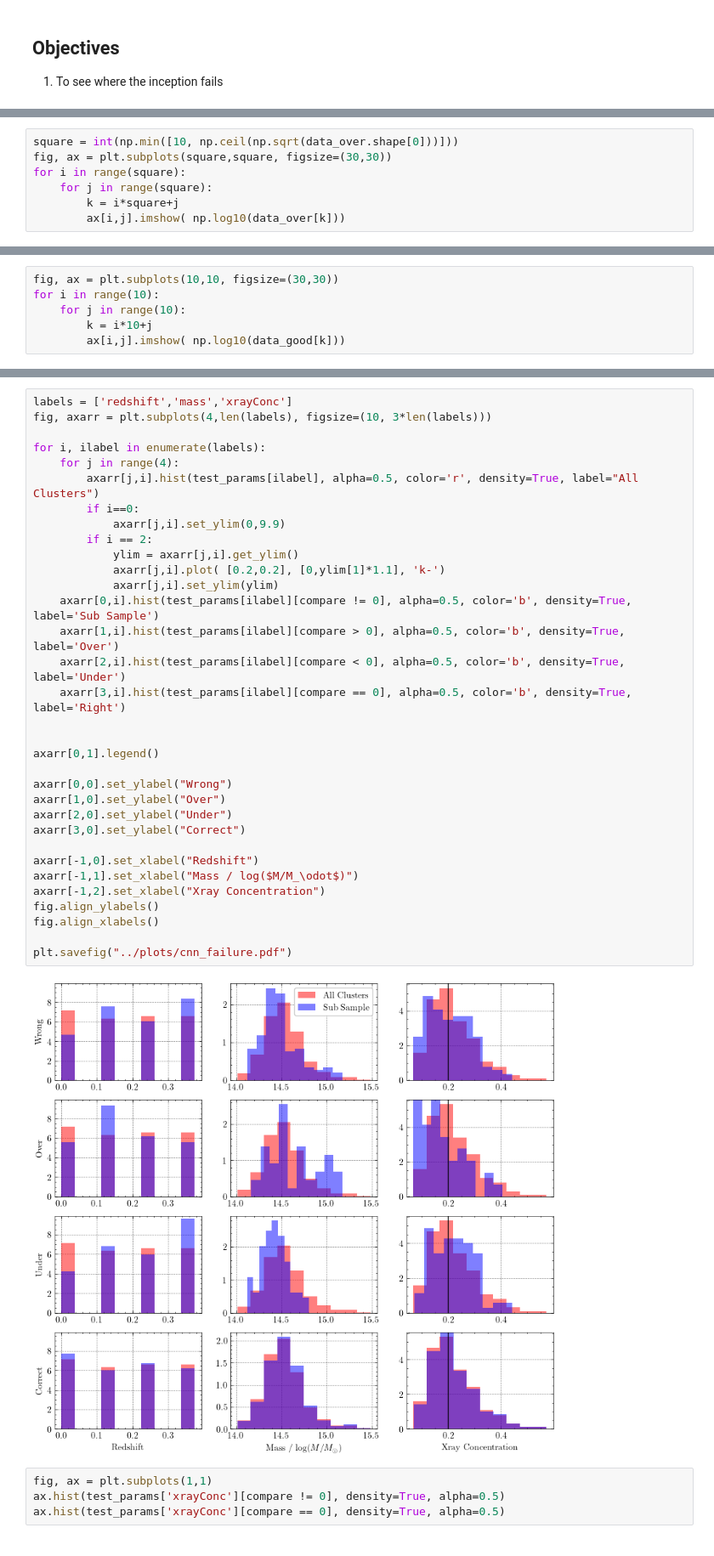
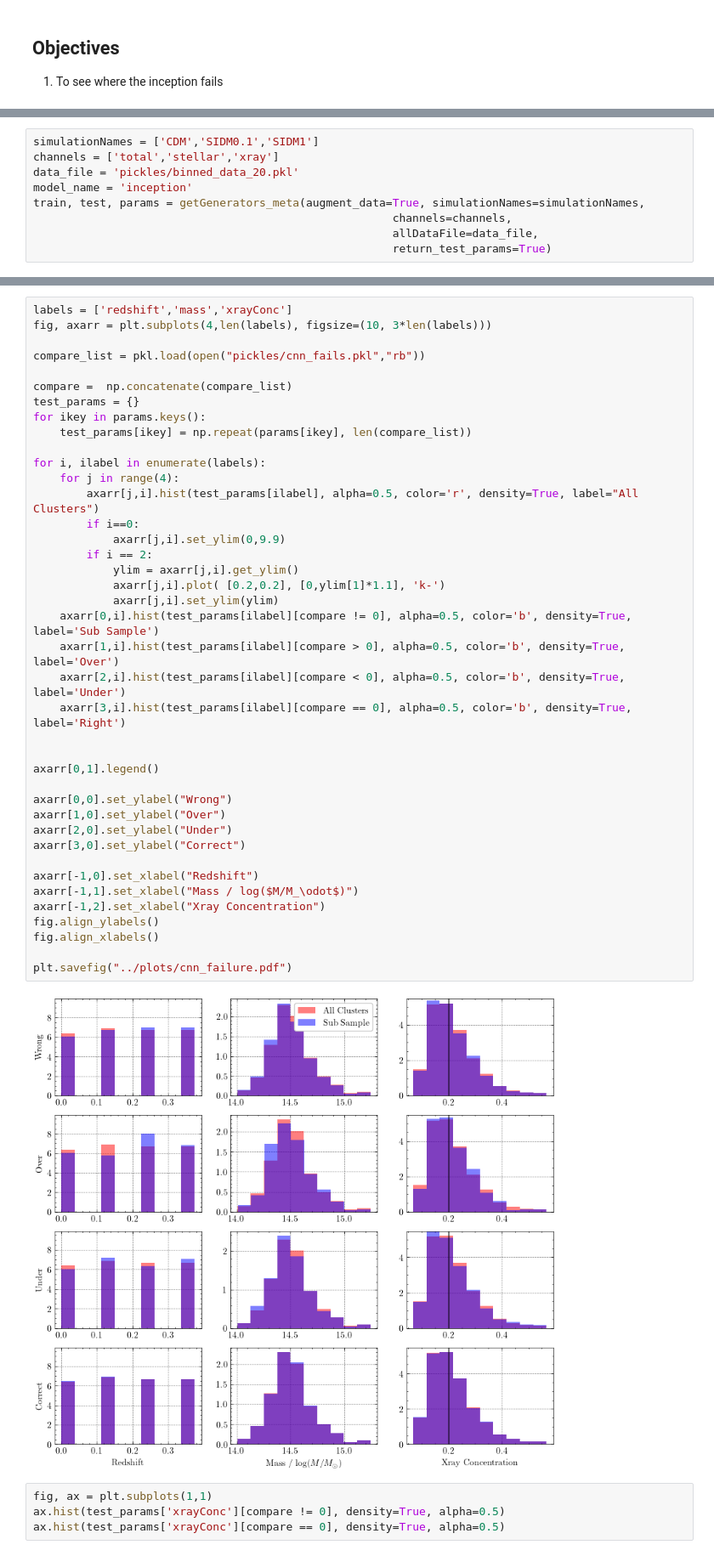
Before and after one commit to davidharvey1986/darkCNN, a Jupyter notebook: notebooks/where_inception_fails.ipynb, the cells around one changed output, grey strips where cells are left out. Shown at 85% size. Cells and saved outputs as stored; diff of their text form.

```diff
--- a/notebooks/where_inception_fails.ipynb
+++ b/notebooks/where_inception_fails.ipynb
@@ -46,7 +26,0 @@ square
-# %%
-square = int(np.min([10, np.ceil(np.sqrt(data_over.shape[0]))]))
-fig, ax = plt.subplots(square,square, figsize=(30,30))
-for i in range(square):
-    for j in range(square):
-        k = i*square+j
-        ax[i,j].imshow( np.log10(data_over[k]))
@@ -56,6 +26,0 @@ IndexError: index 43 is out of bounds for axis 0 with size 43
-# %%
-fig, ax = plt.subplots(10,10, figsize=(30,30))
-for i in range(10):
-    for j in range(10):
-        k = i*10+j
-        ax[i,j].imshow( np.log10(data_good[k]))
@@ -69,0 +27,9 @@ array([0.])
+# %%
+simulationNames = ['CDM','SIDM0.1','SIDM1']
+channels = ['total','stellar','xray']
+data_file = 'pickles/binned_data_20.pkl'
+model_name = 'inception'
+train, test, params = getGenerators_meta(augment_data=True, simulationNames=simulationNames,
+                                                      channels=channels,
+                                                      allDataFile=data_file,
+                                                      return_test_params=True)
@@ -70,38 +57,45 @@ array([0.])
 # %%
 labels = ['redshift','mass','xrayConc']
 fig, axarr = plt.subplots(4,len(labels), figsize=(10, 3*len(labels)))
+
+compare_list = pkl.load(open("pickles/cnn_fails.pkl","rb"))
+
+compare =  np.concatenate(compare_list)
+test_params = {}
+for ikey in params.keys():
+    test_params[ikey] = np.repeat(params[ikey], len(compare_list))
 
 for i, ilabel in enumerate(labels):
     for j in range(4):
         axarr[j,i].hist(test_params[ilabel], alpha=0.5, color='r', density=True, label="All Clusters")
         if i==0:
             axarr[j,i].set_ylim(0,9.9)
         if i == 2:
             ylim = axarr[j,i].get_ylim()
             axarr[j,i].plot( [0.2,0.2], [0,ylim[1]*1.1], 'k-')
             axarr[j,i].set_ylim(ylim)
     axarr[0,i].hist(test_params[ilabel][compare != 0], alpha=0.5, color='b', density=True, label='Sub Sample')
     axarr[1,i].hist(test_params[ilabel][compare > 0], alpha=0.5, color='b', density=True, label='Over')
     axarr[2,i].hist(test_params[ilabel][compare < 0], alpha=0.5, color='b', density=True, label='Under')
     axarr[3,i].hist(test_params[ilabel][compare == 0], alpha=0.5, color='b', density=True, label='Right')
 
 
 axarr[0,1].legend()
 
 axarr[0,0].set_ylabel("Wrong")
 axarr[1,0].set_ylabel("Over")
 axarr[2,0].set_ylabel("Under")
 axarr[3,0].set_ylabel("Correct")
 
 axarr[-1,0].set_xlabel("Redshift")
 axarr[-1,1].set_xlabel("Mass / log($M/M_\odot$)")
 axarr[-1,2].set_xlabel("Xray Concentration")
 fig.align_ylabels()
 fig.align_xlabels()
 
 plt.savefig("../plots/cnn_failure.pdf")
 # %% [output]
-[figure, old version]
+[figure, new version]
 # %%
 fig, ax = plt.subplots(1,1)
 ax.hist(test_params['xrayConc'][compare != 0], density=True, alpha=0.5)
```
Also changed, not shown: parts of 13 cells of this notebook, 21 other files.
